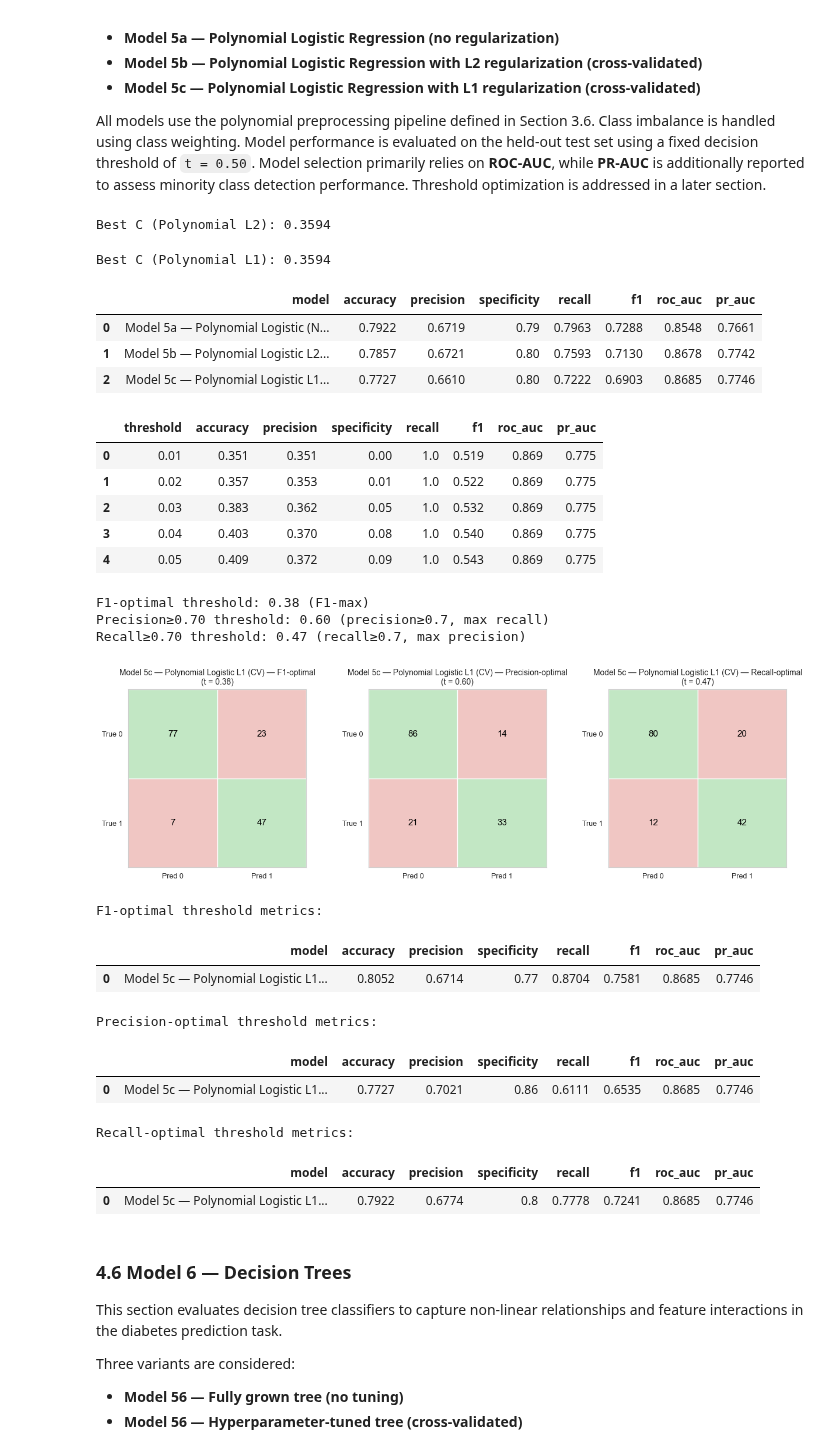
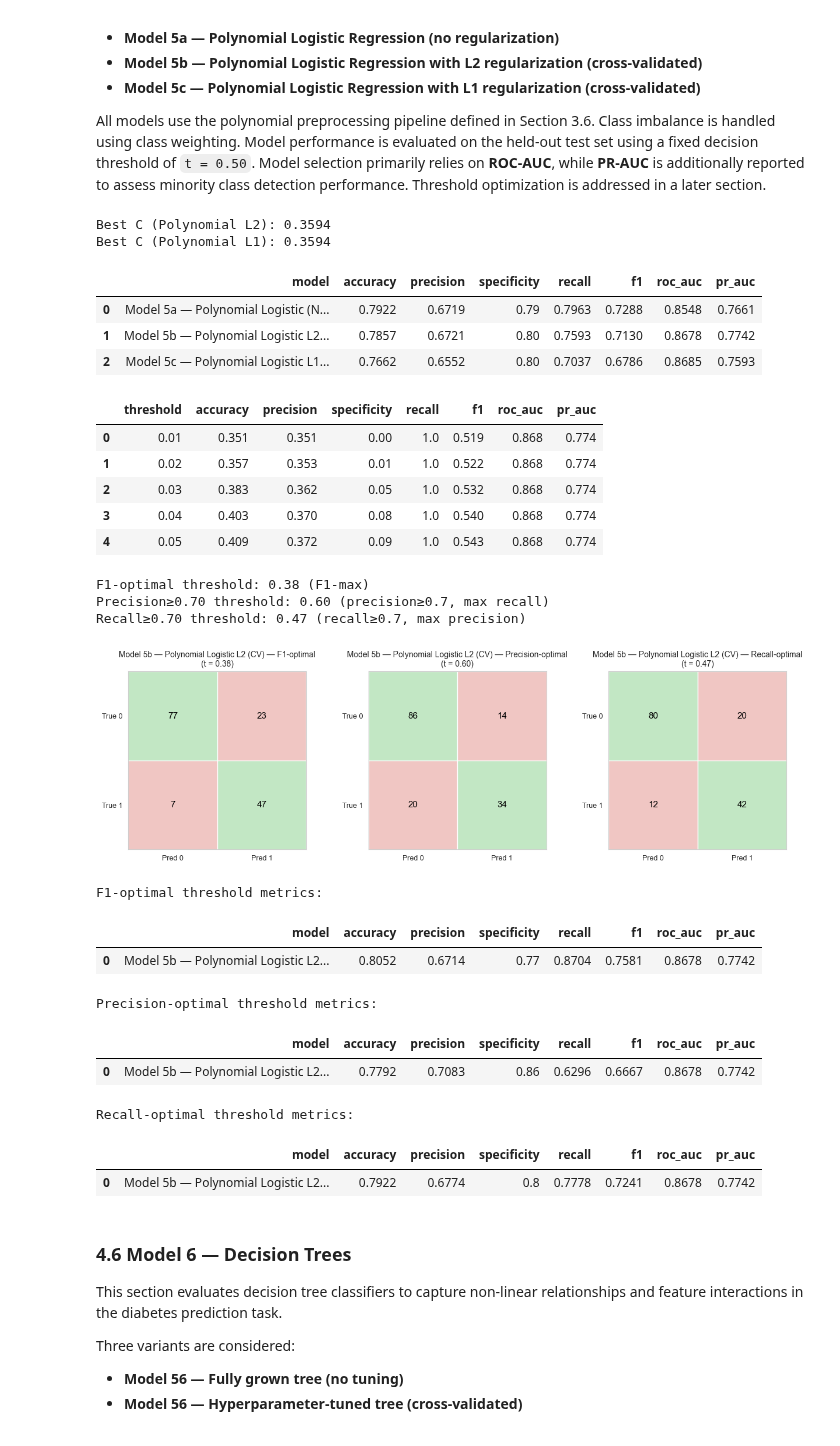
Before and after one commit to NazilaFazeli/ds-diabetes-challenge, a Jupyter notebook: 3_Diabetes_Challenge.ipynb, the cells around one changed output. Saved outputs shown, nothing was run; the diff lists cells and outputs as text; code cells hidden in the pictures.

```diff
--- a/3_Diabetes_Challenge.ipynb
+++ b/3_Diabetes_Challenge.ipynb
@@ -1966,11 +1967,11 @@ Best C (L1): 0.3594
 # %%
 # ============================================
-# Threshold Optimization — Model 1a
+# Threshold Optimization — Model 1c
 # ============================================
 
 # Select model for threshold optimization
-y_proba_best = y_proba_1a
-model_label  = "Model 1a — Logistic (No Reg)"
+y_proba_best = y_proba_1c
+model_label  = "Model 1c — Logistic L1 (CV)"
 # ----------------------------------
 
 threshold_model1 = []
@@ -2528,7 +2529,7 @@ threshold_model3 = []
 
 # Select model for threshold optimization
 y_proba_best = y_proba_3b
-model_label  = "Model 3b — RBF SVC (CV + Calibrated)"
+model_label  = "Model 3b — RBF SVC (CV + Calibration)"
 # ----------------------------------
 
 
@@ -2751,14 +2752,14 @@ Best weighting scheme: uniform
 | 0 | Model 4 — KNN (CV Optimized + Cal... | 0.7662 | 0.7368 | 0.9 | 0.5185 | 0.6087 | 0.832 | 0.7479 |
 # %%
 # ============================================
-# Threshold Optimization — Model 4 — KNN (CV optimized + Calibrated)
+# Threshold Optimization — Model 4 — KNN (CV optimized + Calibration)
 # ============================================
 
 threshold_model4 = []
 
 # Select model for threshold optimization
 y_proba_best = y_proba_4
-model_label  = "Model 4 — KNN (CV optimized + Calibrated)"
+model_label  = "Model 4 — KNN (CV optimized + Calibration)"
 # ----------------------------------
 
 
@@ -2951,6 +2952,7 @@ rows_poly.append(
 pipe_poly_l2 = Pipeline(steps=[
     ("preprocessor", preprocessor_poly),
     ("classifier", LogisticRegressionCV(
+        penalty="l2",
         Cs=10,
         cv=5,
         solver="lbfgs",
@@ -2987,12 +2989,12 @@ rows_poly.append(
 pipe_poly_l1 = Pipeline(steps=[
     ("preprocessor", preprocessor_poly),
     ("classifier", LogisticRegressionCV(
+        penalty="l1",
         Cs=10,
         cv=5,
-        solver="saga",
+        solver="saga",             # required for L1
         scoring="roc_auc",
         class_weight="balanced",
-        l1_ratios=(1,),
         tol=1e-3,
         max_iter=5000,
         n_jobs=-1,
@@ -3025,21 +3027,21 @@ df_model5_compare = pd.DataFrame(rows_poly)
 display(df_model5_compare.round(4))
 # %% [output]
 Best C (Polynomial L2): 0.3594
+Best C (Polynomial L1): 0.3594
-Best C (Polynomial L1): 0.3594
 |  | model | accuracy | precision | specificity | recall | f1 | roc_auc | pr_auc |
 | 0 | Model 5a — Polynomial Logistic (N... | 0.7922 | 0.6719 | 0.79 | 0.7963 | 0.7288 | 0.8548 | 0.7661 |
 | 1 | Model 5b — Polynomial Logistic L2... | 0.7857 | 0.6721 | 0.80 | 0.7593 | 0.7130 | 0.8678 | 0.7742 |
-| 2 | Model 5c — Polynomial Logistic L1... | 0.7727 | 0.6610 | 0.80 | 0.7222 | 0.6903 | 0.8685 | 0.7746 |
+| 2 | Model 5c — Polynomial Logistic L1... | 0.7662 | 0.6552 | 0.80 | 0.7037 | 0.6786 | 0.8685 | 0.7593 |
 # %%
 # ============================================
-# Threshold Optimization — Model 5c
+# Threshold Optimization — Model 5b
 # ============================================
 
 threshold_model5 = []
 
 # Select model for threshold optimization
-y_proba_best = y_proba_5c
-model_label  = "Model 5c — Polynomial Logistic L1 (CV)"
+y_proba_best = y_proba_5b
+model_label  = "Model 5b — Polynomial Logistic L2 (CV)"
 # ----------------------------------
 
 
@@ -3123,51 +3125,51 @@ res_prec = show_at_threshold(
 res_rec = show_at_threshold(
     y_test, y_proba_best, t_rec,
     f"{model_label} — Recall-optimal",
     ax=axes[2]
 )
 
 plt.subplots_adjust(
     left=0.06,
     right=1,
     wspace=0.35
 )
 plt.show()
 
 
 # ---------------------
 # Summary tables
 # ---------------------
 
 df_model5_threshold = pd.DataFrame(threshold_model5)
 
 print("\nF1-optimal threshold metrics:")
 display(pd.DataFrame([res_f1]).round(4))
 
 print("\nPrecision-optimal threshold metrics:")
 display(pd.DataFrame([res_prec]).round(4))
 
 print("\nRecall-optimal threshold metrics:")
 display(pd.DataFrame([res_rec]).round(4))
 # %% [output]
 |  | threshold | accuracy | precision | specificity | recall | f1 | roc_auc | pr_auc |
-| 0 | 0.01 | 0.351 | 0.351 | 0.00 | 1.0 | 0.519 | 0.869 | 0.775 |
-| 1 | 0.02 | 0.357 | 0.353 | 0.01 | 1.0 | 0.522 | 0.869 | 0.775 |
-| 2 | 0.03 | 0.383 | 0.362 | 0.05 | 1.0 | 0.532 | 0.869 | 0.775 |
-| 3 | 0.04 | 0.403 | 0.370 | 0.08 | 1.0 | 0.540 | 0.869 | 0.775 |
-| 4 | 0.05 | 0.409 | 0.372 | 0.09 | 1.0 | 0.543 | 0.869 | 0.775 |
+| 0 | 0.01 | 0.351 | 0.351 | 0.00 | 1.0 | 0.519 | 0.868 | 0.774 |
+| 1 | 0.02 | 0.357 | 0.353 | 0.01 | 1.0 | 0.522 | 0.868 | 0.774 |
+| 2 | 0.03 | 0.383 | 0.362 | 0.05 | 1.0 | 0.532 | 0.868 | 0.774 |
+| 3 | 0.04 | 0.403 | 0.370 | 0.08 | 1.0 | 0.540 | 0.868 | 0.774 |
+| 4 | 0.05 | 0.409 | 0.372 | 0.09 | 1.0 | 0.543 | 0.868 | 0.774 |
 F1-optimal threshold: 0.38 (F1-max)
 Precision≥0.70 threshold: 0.60 (precision≥0.7, max recall)
 Recall≥0.70 threshold: 0.47 (recall≥0.7, max precision)
 [figure]
 F1-optimal threshold metrics:
 |  | model | accuracy | precision | specificity | recall | f1 | roc_auc | pr_auc |
-| 0 | Model 5c — Polynomial Logistic L1... | 0.8052 | 0.6714 | 0.77 | 0.8704 | 0.7581 | 0.8685 | 0.7746 |
+| 0 | Model 5b — Polynomial Logistic L2... | 0.8052 | 0.6714 | 0.77 | 0.8704 | 0.7581 | 0.8678 | 0.7742 |
 Precision-optimal threshold metrics:
 |  | model | accuracy | precision | specificity | recall | f1 | roc_auc | pr_auc |
-| 0 | Model 5c — Polynomial Logistic L1... | 0.7727 | 0.7021 | 0.86 | 0.6111 | 0.6535 | 0.8685 | 0.7746 |
+| 0 | Model 5b — Polynomial Logistic L2... | 0.7792 | 0.7083 | 0.86 | 0.6296 | 0.6667 | 0.8678 | 0.7742 |
 Recall-optimal threshold metrics:
 |  | model | accuracy | precision | specificity | recall | f1 | roc_auc | pr_auc |
-| 0 | Model 5c — Polynomial Logistic L1... | 0.7922 | 0.6774 | 0.8 | 0.7778 | 0.7241 | 0.8685 | 0.7746 |
+| 0 | Model 5b — Polynomial Logistic L2... | 0.7922 | 0.6774 | 0.8 | 0.7778 | 0.7241 | 0.8678 | 0.7742 |
 # %% [markdown]
 ### 4.6 Model 6 — Decision Trees
 
```
Also changed, not shown: parts of 13 cells of this notebook.
